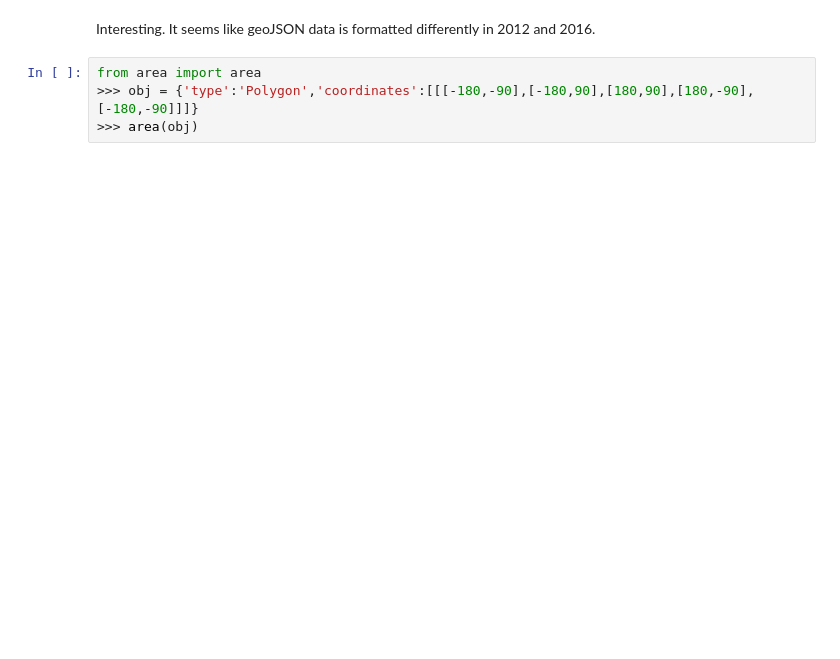
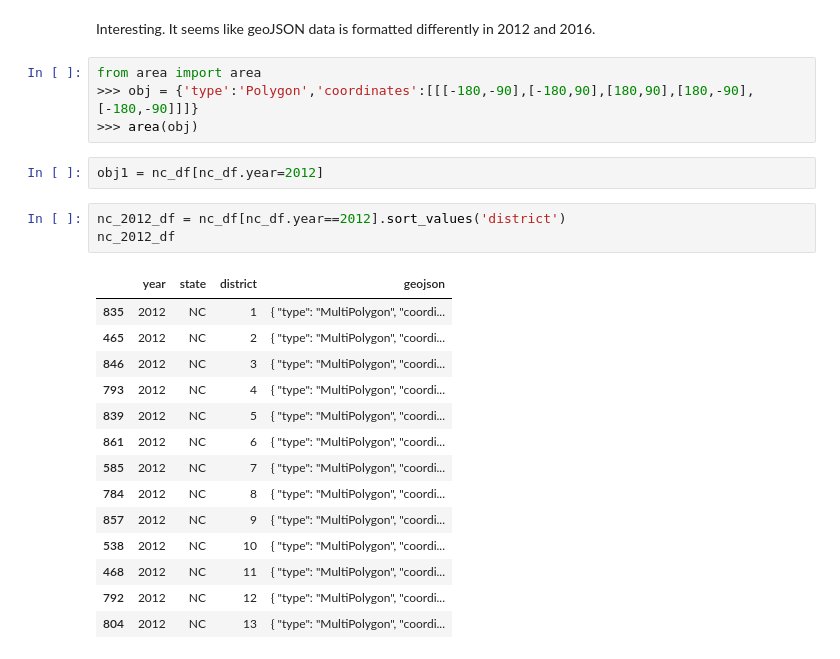
Before and after one commit to vaibhavi-r/gerrymandering-d4d, a Jupyter notebook: code/python/calculate_area_of_districts.ipynb, the cells around one changed output. Cells and saved outputs as stored; diff of their text form; blank space fills up the shorter version.

```diff
--- a/code/python/calculate_area_of_districts.ipynb
+++ b/code/python/calculate_area_of_districts.ipynb
@@ -79,3 +79,23 @@ Interesting. It seems like geoJSON data is formatted differently in 2012 and 201
 from area import area
 >>> obj = {'type':'Polygon','coordinates':[[[-180,-90],[-180,90],[180,90],[180,-90],[-180,-90]]]}
 >>> area(obj)
+# %%
+obj1 = nc_df[nc_df.year=2012]
+# %%
+nc_2012_df = nc_df[nc_df.year==2012].sort_values('district')
+nc_2012_df
+# %% [output]
+|  | year | state | district | geojson |
+| 835 | 2012 | NC | 1 | { "type": "MultiPolygon", "coordi... |
+| 465 | 2012 | NC | 2 | { "type": "MultiPolygon", "coordi... |
+| 846 | 2012 | NC | 3 | { "type": "MultiPolygon", "coordi... |
+| 793 | 2012 | NC | 4 | { "type": "MultiPolygon", "coordi... |
+| 839 | 2012 | NC | 5 | { "type": "MultiPolygon", "coordi... |
+| 861 | 2012 | NC | 6 | { "type": "MultiPolygon", "coordi... |
+| 585 | 2012 | NC | 7 | { "type": "MultiPolygon", "coordi... |
+| 784 | 2012 | NC | 8 | { "type": "MultiPolygon", "coordi... |
+| 857 | 2012 | NC | 9 | { "type": "MultiPolygon", "coordi... |
+| 538 | 2012 | NC | 10 | { "type": "MultiPolygon", "coordi... |
+| 468 | 2012 | NC | 11 | { "type": "MultiPolygon", "coordi... |
+| 792 | 2012 | NC | 12 | { "type": "MultiPolygon", "coordi... |
+| 804 | 2012 | NC | 13 | { "type": "MultiPolygon", "coordi... |
```
Also changed, not shown: parts of 9 cells of this notebook.
